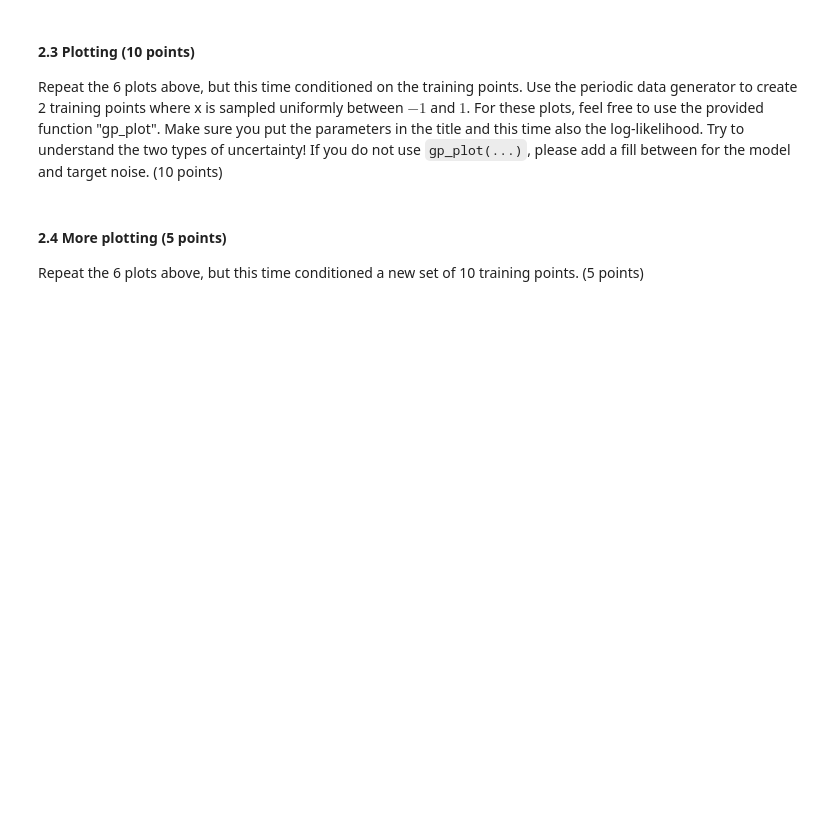
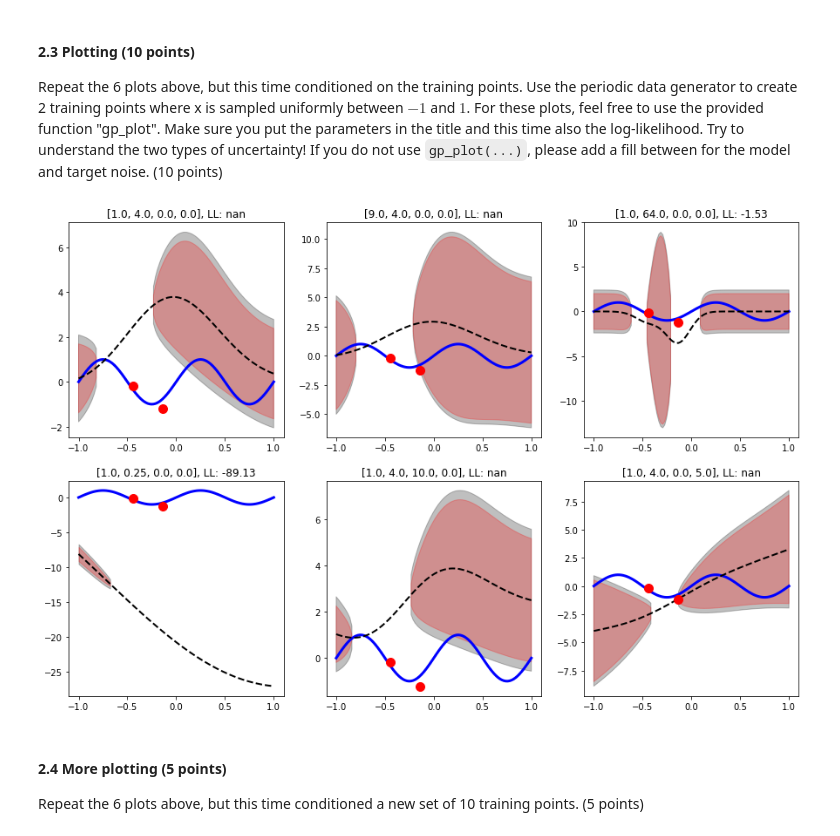
Before and after one commit to jurrew27/machine-learning, a Jupyter notebook: 11252138_10580476_lab3.ipynb, the cells around one changed output. Cells and saved outputs as stored; diff of their text form; code cells hidden in the pictures; blank space fills up the shorter version.

```diff
--- a/11252138_10580476_lab3.ipynb
+++ b/11252138_10580476_lab3.ipynb
@@ -302,7 +303,7 @@ def gp_log_likelihood(x_train, t_train, theta, beta, C=None, invC=None):
 
     # Compute initial C
     if C is None:
-        C = gp_predictive_distribution(train_x, train_t, test_x, theta, beta, C=None)[2]
+        C = gp_predictive_distribution(x_train, t_train, x_test, theta, beta, C=None)[2] # What should x_test be?
 
     if invC is None:
         invC = np.linalg.inv(C)
@@ -363,3 +361,26 @@ raise NotImplementedError()
+# %%
+sigma = 0.2
+beta  = 1.0 / pow(sigma, 2)
+N_test = 100
+
+x_train = np.random.uniform(-1, 1, 2)
+t_train = generate_t(x_train, sigma)
+x_test = np.linspace(-1, 1, N_test)
+y_test = true_mean_function(x_test)
+
+f = plt.figure(figsize=(15,10))
+for i in range(len(thetas)):
+    subplot = f.add_subplot(2, 3, i + 1)
+
+    mean_test, std_test, C = gp_predictive_distribution(x_train, t_train, x_test, thetas[i], beta)
+    ll, _, _ = gp_log_likelihood(x_train, t_train, thetas[i], beta, C)
+    subplot.title.set_text(f'{thetas[i]}, LL: {round(ll,2)}')
+
+    gp_plot(x_test, y_test, mean_test, std_test, x_train, t_train, thetas[i], beta)
+
+plt.show()
+# %% [output]
+[figure, added]
 # %% [markdown]
 #### 2.4 More plotting (5 points)
 Repeat the 6 plots above, but this time conditioned a new set of 10 training points. (5 points)
```
Also changed, not shown: parts of 8 cells of this notebook.
